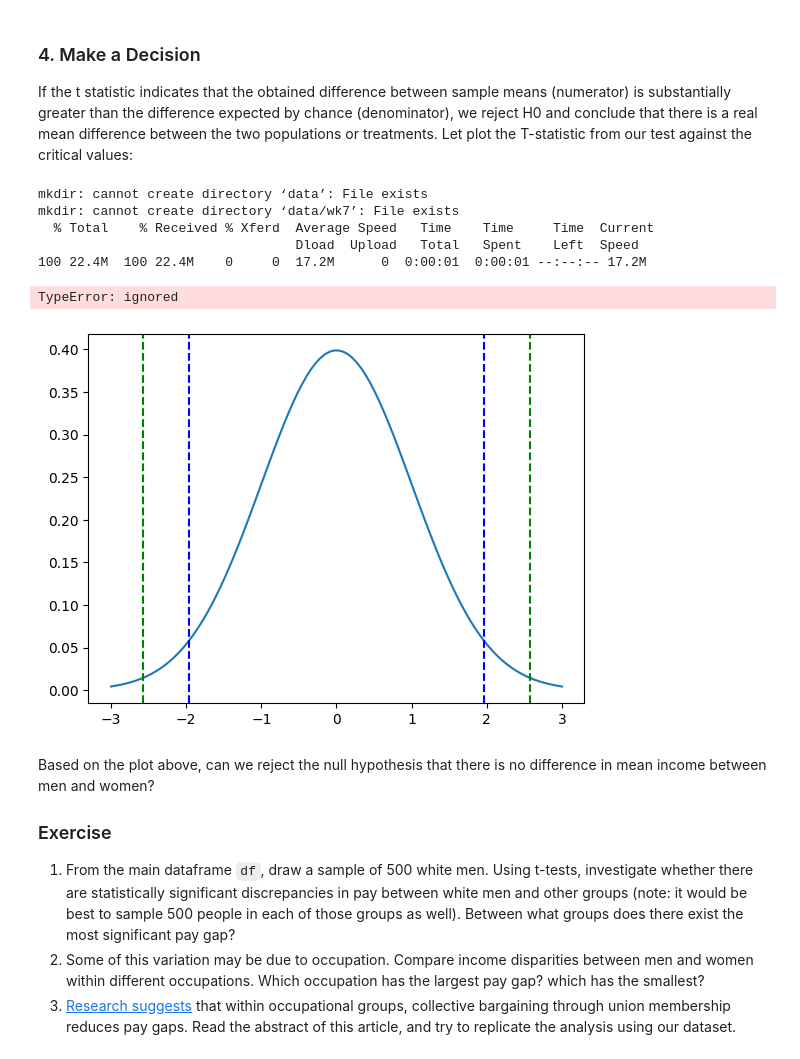
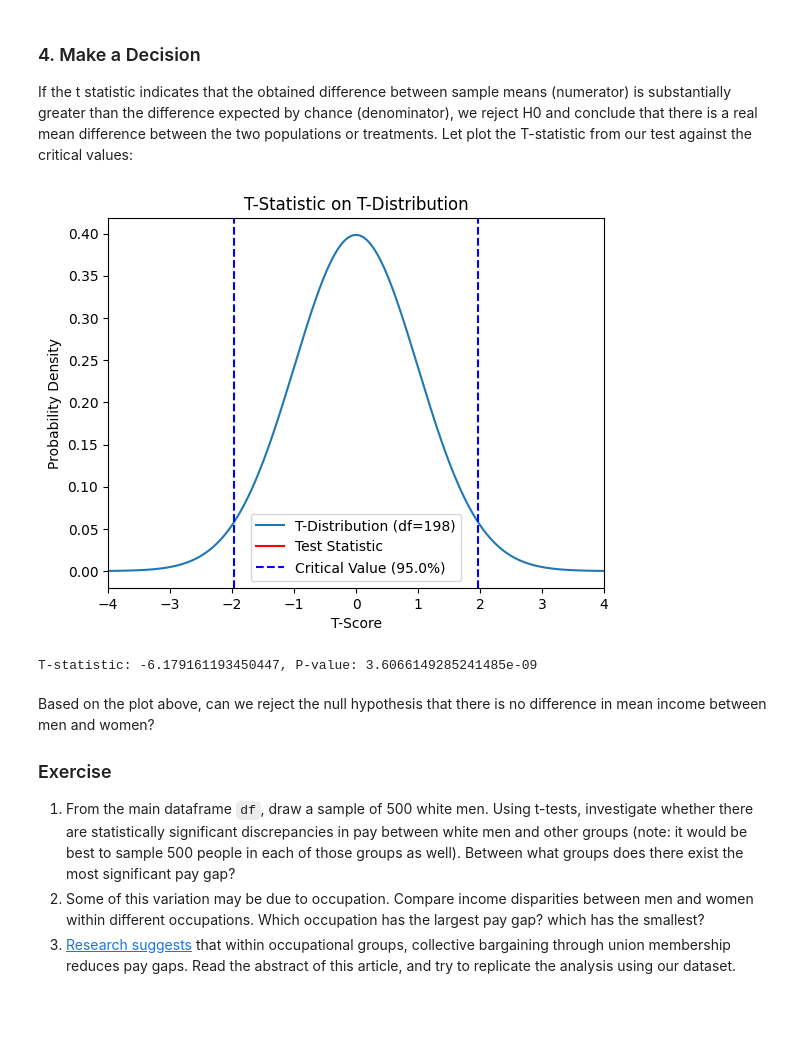
Before and after one commit to capucinelabouret/QM2, a Jupyter notebook: notebooks/W07. Hypothesis Testing.ipynb, the cells around one changed output. Cells and saved outputs as stored; diff of their text form; code cells hidden in the pictures; blank space fills up the shorter version.

```diff
--- a/notebooks/W07. Hypothesis Testing.ipynb
+++ b/notebooks/W07. Hypothesis Testing.ipynb
@@ -295,32 +295,46 @@ mkdir: cannot create directory ‘data/wk7’: File exists
 ### 4. Make a Decision
 
 If the t statistic indicates that the obtained difference between sample means (numerator) is substantially greater than the difference expected by chance (denominator), we reject H0 and conclude that there is a real mean difference between the two populations or treatments. Let plot the T-statistic from our test against the critical values:
-# %%
-import matplotlib.pyplot as plt
-import pandas as pd
-
-!mkdir data
-!mkdir data/wk7
-!curl https://storage.googleapis.com/qm2/wk7/cps.csv -o data/wk7/cps.csv
-
-df=pd.read_csv('./data/wk7/cps.csv')
-df['income']=df['incwage']/1000
-sample=df.sample(1000)
-
-men=sample[sample['sex']==1] # filter the sample to only include men
-women=sample[sample['sex']==2] # filter the sample to only include women
-
-t = manual_ttest(men['income'],women['income']) # run the t-test function and store the t-statistic in a variable called "t"
-
-plot_z(t) # plot the test statistic on the z distribution
-# %% [output]
-mkdir: cannot create directory ‘data’: File exists
-mkdir: cannot create directory ‘data/wk7’: File exists
-  % Total    % Received % Xferd  Average Speed   Time    Time     Time  Current
-                                 Dload  Upload   Total   Spent    Left  Speed
-100 22.4M  100 22.4M    0     0  17.2M      0  0:00:01  0:00:01 --:--:-- 17.2M
-TypeError: ignored
-[figure, removed]
+# %%
+import matplotlib.pyplot as plt
+import pandas as pd
+import numpy as np
+from scipy.stats import t, ttest_ind
+
+def manual_ttest(group1, group2, alpha=0.05, plot=False):
+    t_statistic, p_value = ttest_ind(group1, group2, equal_var=False)
+
+    if plot:
+        plot_t(t_statistic, alpha)
+
+    return t_statistic, p_value
+
+def plot_t(test_statistic, alpha):
+    df = len(group1) + len(group2) - 2
+    critical_value = t.ppf(1 - alpha / 2, df)
+
+    x = np.linspace(-4, 4, 1000)
+    plt.plot(x, t.pdf(x, df), label='T-Distribution (df={})'.format(df))
+    plt.axvline(test_statistic, color='red', linestyle='solid', linewidth=1.5, label='Test Statistic')
+    plt.axvline(critical_value, color='blue', linestyle='dashed', linewidth=1.5, label='Critical Value ({}%)'.format((1-alpha)*100))
+    plt.axvline(-critical_value, color='blue', linestyle='dashed', linewidth=1.5)
+    plt.xlim(-4, 4)
+    plt.title('T-Statistic on T-Distribution')
+    plt.xlabel('T-Score')
+    plt.ylabel('Probability Density')
+    plt.legend()
+    plt.show()
+
+#Example using random data
+np.random.seed(25)
+group1 = np.random.normal(0, 1, 100)
+group2 = np.random.normal(1, 1, 100)
+
+t_statistic, p_value = manual_ttest(group1, group2, plot=True)
+print(f'T-statistic: {t_statistic}, P-value: {p_value}')
+# %% [output]
+[figure, added]
+T-statistic: -6.179161193450447, P-value: 3.6066149285241485e-09
 # %% [markdown]
 Based on the plot above, can we reject the null hypothesis that there is no difference in mean income between men and women?
 
```
Also changed, not shown: parts of 1 cell of this notebook.
